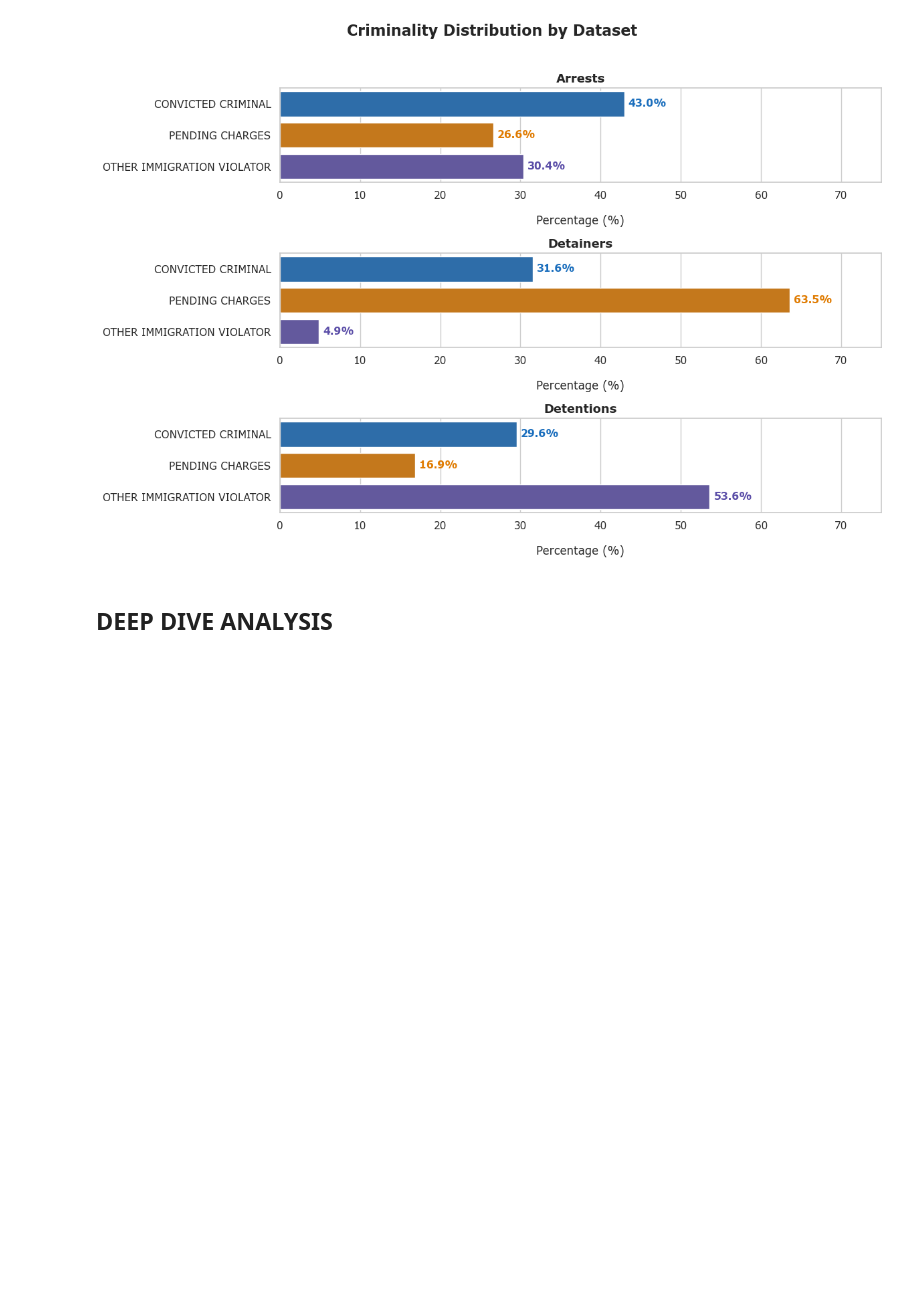
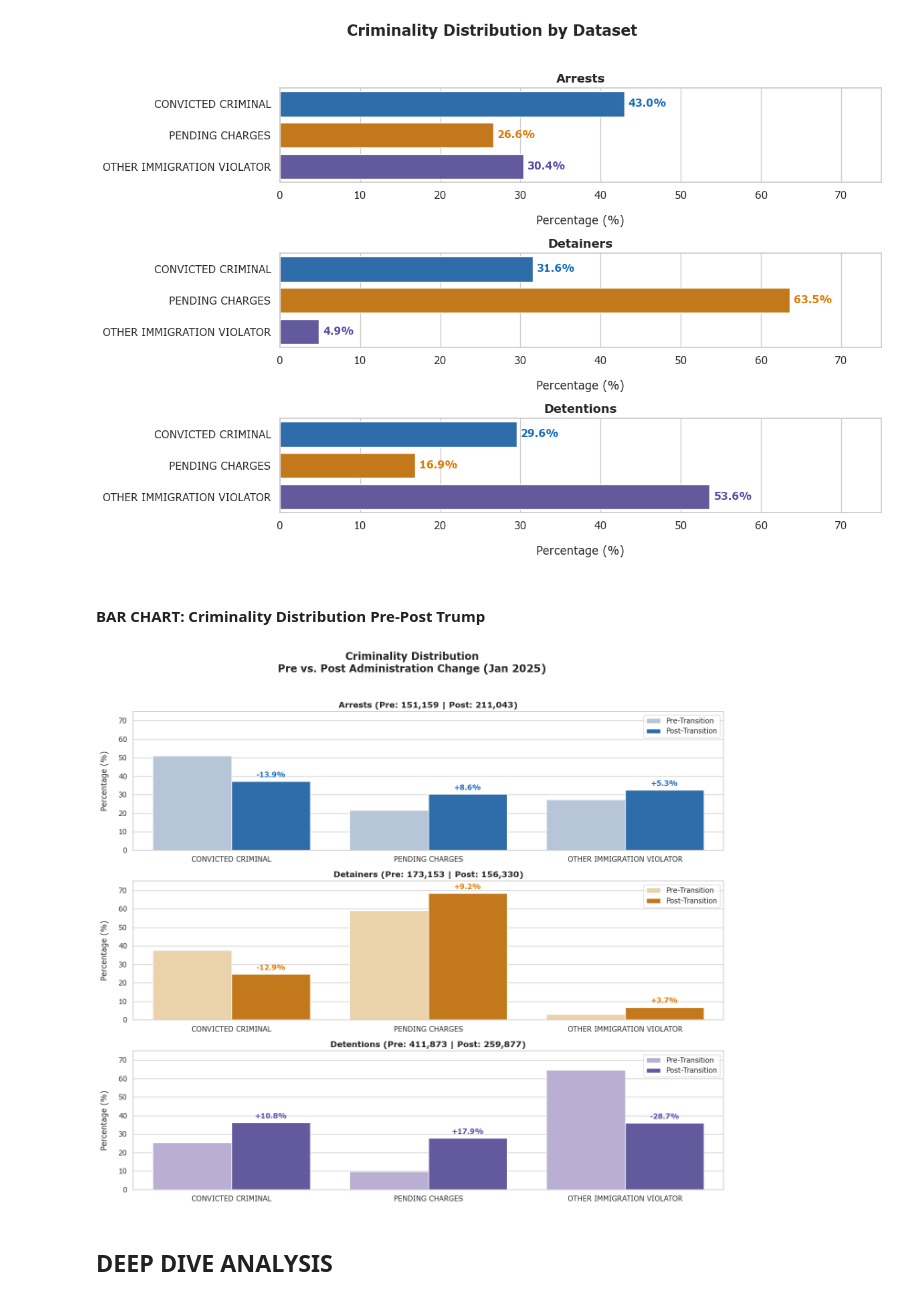
Before and after one commit to leamsley/capstone_project, a Jupyter notebook: data_analysis.ipynb, the cells around one changed output. Cells and saved outputs as stored; diff of their text form; code cells hidden in the pictures; blank space fills up the shorter version.

Commit message:
Checkpoint - criminality distribution pre-post trump completed

```diff
--- a/data_analysis.ipynb
+++ b/data_analysis.ipynb
@@ -2149,3 +2148,5 @@ plt.tight_layout()
 plt.show()
 # %% [output]
 [figure]
+# %% [markdown]
+#### BAR CHART: Criminality Distribution Pre-Post Trump
@@ -2152,3 +2241,79 @@ plt.show()
+# %%
+# criminality pre-post comparison chart
+
+fig, (ax1, ax2, ax3) = plt.subplots(3, 1, figsize=(14, 12))
+fig.suptitle('Criminality Distribution\nPre vs. Post Administration Change (Jan 2025)', fontsize=16, fontweight='bold', y=1.02)
+
+# ARRESTS
+sns.barplot(
+    data=crime_arrests_data,
+    x='criminality_clean',
+    y='percentage',
+    hue='Period',
+    hue_order=['Pre-Transition', 'Post-Transition'],
+    order=criminality_order,
+    palette=['#B0C4DE', '#1A6EBD'],
+    ax=ax1
+)
+
+ax1.set_title(f'Arrests (Pre: {len(arrests_pre_transition):,} | Post: {len(arrests_post_transition):,})', fontsize=13, fontweight='semibold')
+ax1.set_xlabel('')
+ax1.set_ylabel('Percentage (%)', labelpad=15)
+ax1.set_ylim(0, 75)
+ax1.legend(title='')
+
+ax1.text(0.2, convicted_arrests_post + 1.5, f'{convicted_arrests_change:+.1f}%', fontsize=11, fontweight='semibold', color='#1A6EBD', ha='center', va='bottom')
+ax1.text(1.2, pending_arrests_post + 1.5, f'{pending_arrests_change:+.1f}%', fontsize=11, fontweight='semibold', color='#1A6EBD', ha='center', va='bottom')
+ax1.text(2.2, immigration_arrests_post + 1.5, f'{immigration_arrests_change:+.1f}%', fontsize=11, fontweight='semibold', color='#1A6EBD', ha='center', va='bottom')
+
+# DETAINERS
+sns.barplot(
+    data=crime_detainers_data,
+    x='criminality_clean',
+    y='percentage',
+    hue='Period',
+    hue_order=['Pre-Transition', 'Post-Transition'],
+    order=criminality_order,
+    palette=['#F5D5A0', '#E07B00'],
+    ax=ax2
+)
+
+ax2.set_title(f'Detainers (Pre: {len(detainers_pre_transition):,} | Post: {len(detainers_post_transition):,})', fontsize=13, fontweight='semibold')
+ax2.set_xlabel('')
+ax2.set_ylabel('Percentage (%)', labelpad=15)
+ax2.set_ylim(0, 75)
+ax2.legend(title='')
+
+ax2.text(0.2, convicted_detainers_post + 1.5, f'{convicted_detainers_change:+.1f}%', fontsize=11, fontweight='semibold', color='#E07B00', ha='center', va='bottom')
+ax2.text(1.2, pending_detainers_post + 1.5, f'{pending_detainers_change:+.1f}%', fontsize=11, fontweight='semibold', color='#E07B00', ha='center', va='bottom')
+ax2.text(2.2, immigration_detainers_post + 1.5, f'{immigration_detainers_change:+.1f}%', fontsize=11, fontweight='semibold', color='#E07B00', ha='center', va='bottom')
+
+# DETENTIONS
+sns.barplot(
+    data=crime_detentions_data,
+    x='criminality_clean',
+    y='percentage',
+    hue='Period',
+    hue_order=['Pre-Transition', 'Post-Transition'],
+    order=criminality_order,
+    palette=['#B8A9D9', '#5B4EA8'],
+    ax=ax3
+)
+
+ax3.set_title(f'Detentions (Pre: {len(detentions_pre_transition):,} | Post: {len(detentions_post_transition):,})', fontsize=13, fontweight='semibold')
+ax3.set_xlabel('')
+ax3.set_ylabel('Percentage (%)', labelpad=15)
+ax3.set_ylim(0, 75)
+ax3.legend(title='')
+
+ax3.text(0.2, convicted_detentions_post + 1.5, f'{convicted_detentions_change:+.1f}%', fontsize=11, fontweight='semibold', color='#5B4EA8', ha='center', va='bottom')
+ax3.text(1.2, pending_detentions_post + 1.5, f'{pending_detentions_change:+.1f}%', fontsize=11, fontweight='semibold', color='#5B4EA8', ha='center', va='bottom')
+ax3.text(2.2, immigration_detentions_post + 1.5, f'{immigration_detentions_change:+.1f}%', fontsize=11, fontweight='semibold', color='#5B4EA8', ha='center', va='bottom')
+
+plt.tight_layout()
+plt.show()
+# %% [output]
+[figure, added]
 # %% [markdown]
 ## DEEP DIVE ANALYSIS
 # %% [markdown]
```
Also changed, not shown: parts of 2 cells of this notebook.
